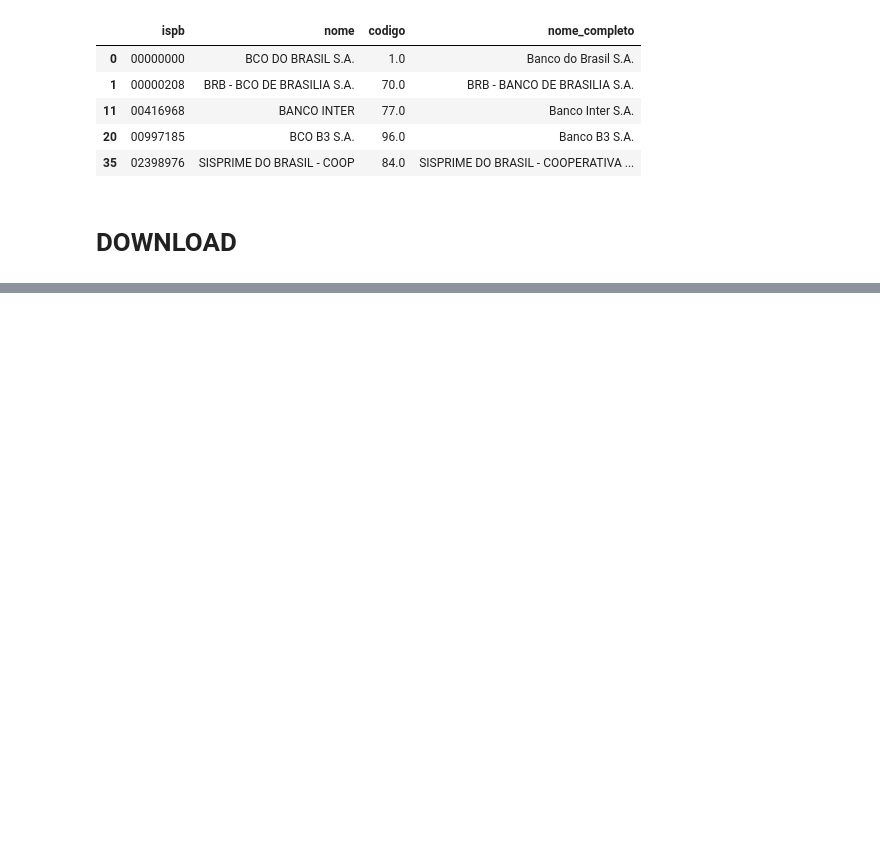
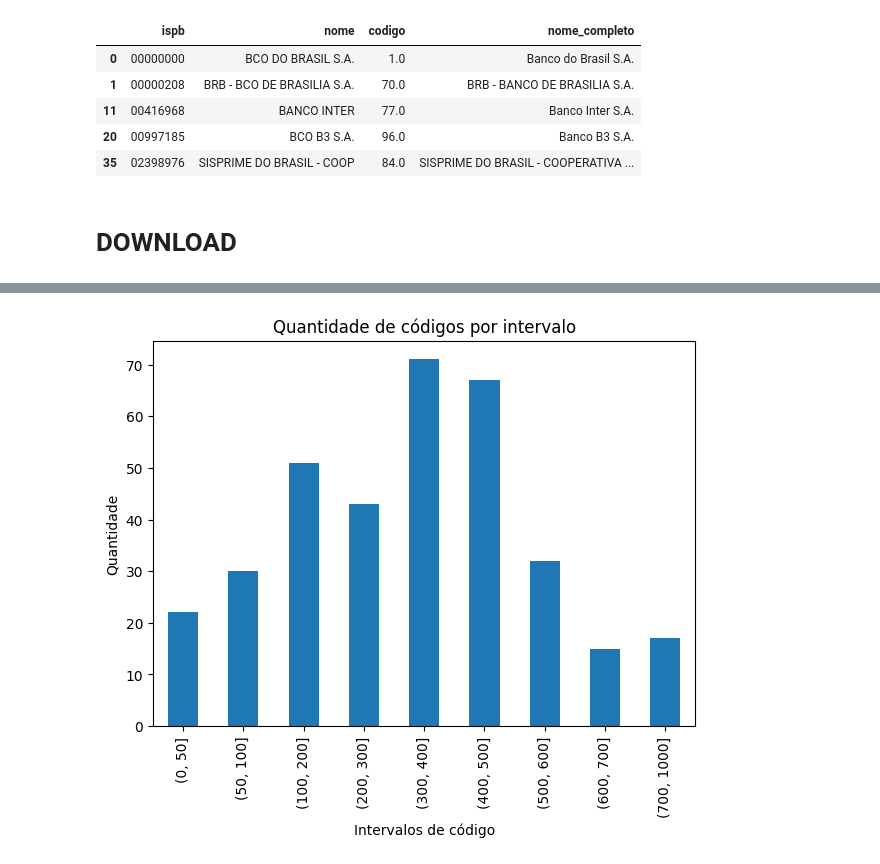
Before and after one commit to ShaylaKumari/DiverseDev, a Jupyter notebook: extração-de-dados/aula05_12/api.ipynb, the cells around one changed output, grey strips where cells are left out. Cells and saved outputs as stored; diff of their text form; code cells hidden in the pictures; blank space fills up the shorter version.

```diff
--- a/extração-de-dados/aula05_12/api.ipynb
+++ b/extração-de-dados/aula05_12/api.ipynb
@@ -72,0 +110,13 @@ filtro3.to_csv("bancos_com_codigo_menor_100.csv", index=False, encoding="utf-8")
+# %%
+df['codigo']
+bins = [0, 50, 100, 200, 300, 400, 500, 600, 700, 1000]
+df['faixa_codigo'] = pd.cut(df['codigo'], bins=bins)
+contagem_faixas = df['faixa_codigo'].value_counts().sort_index()
+contagem_faixas.plot(kind='bar', figsize=(7,5))
+
+plt.title("Quantidade de códigos por intervalo")
+plt.xlabel("Intervalos de código")
+plt.ylabel("Quantidade")
+plt.show()
+# %% [output]
+[figure, added]
```
Also changed, not shown: parts of 6 cells of this notebook.
